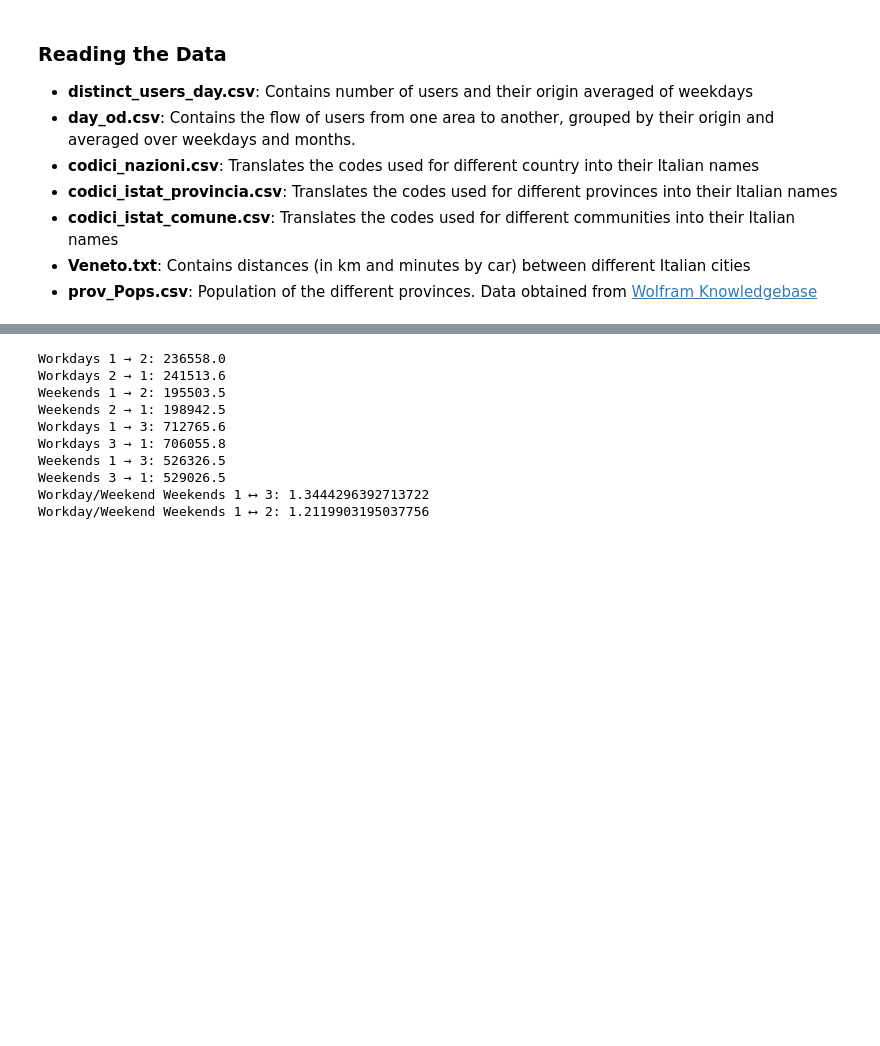
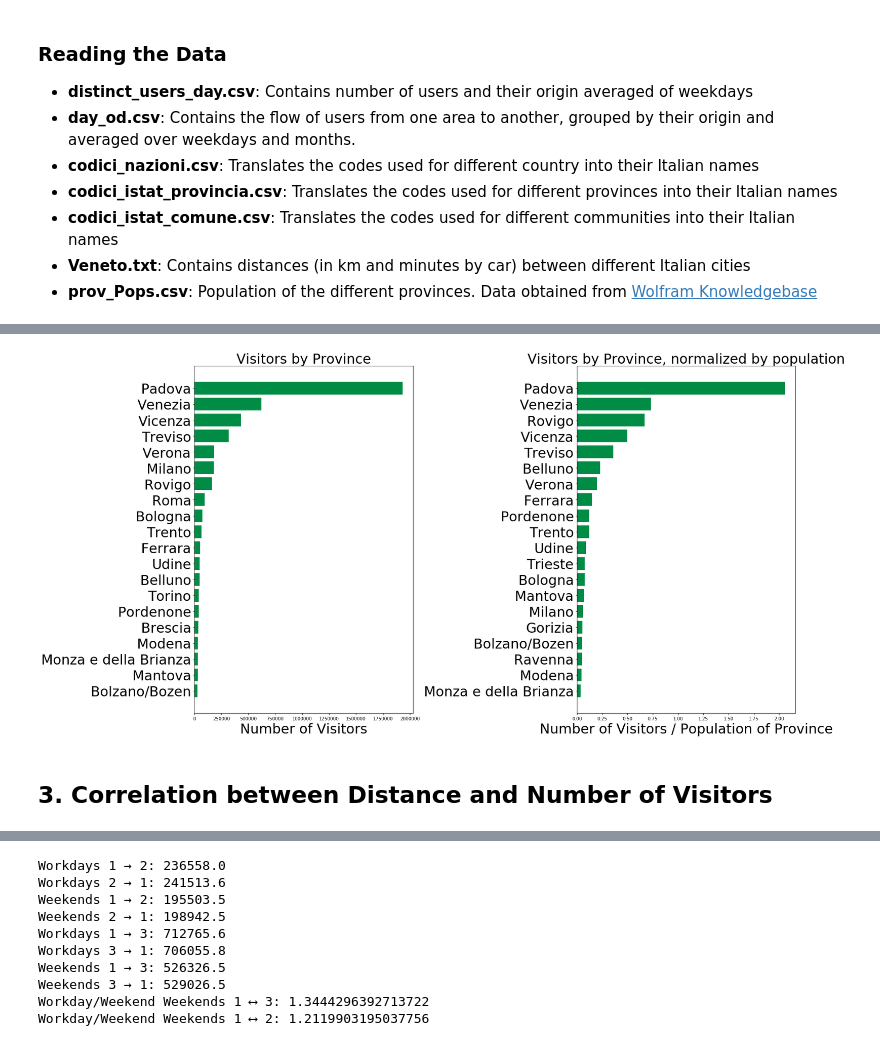
Before and after one commit to PhilippZ94/Vodafone, a Jupyter notebook: Vodafone.ipynb, the cells around one changed output, grey strips where cells are left out. Saved outputs shown, nothing was run; the diff lists cells and outputs as text; code cells hidden in the pictures; blank space fills up the shorter version.

```diff
--- a/Vodafone.ipynb
+++ b/Vodafone.ipynb
@@ -120,0 +127,26 @@ fig.show()
+# %%
+fig, ax = plt.subplots(1,2, figsize=(24,12))
+
+Object0 = [ProvinceNames[PCodes[i]] for i in range(len(PCodes))]
+Object1 = [ProvinceNames[NPCodes[i]] for i in range(len(PCodes))]
+
+y_pos = np.arange(len(Object))
+ax[0].barh(y_pos, Fluxes, color='#008C45')
+ax[0].set_yticks(y_pos)
+ax[0].set_yticklabels(Object0, fontsize=30)
+ax[0].set_title("Visitors by Province", fontsize=30)
+ax[0].set_xlabel("Number of Visitors", fontsize=30)
+
+ax[1].barh(y_pos, NFluxes, color='#008C45')
+ax[1].set_title("Visitors by Province, normalized by population", fontsize=30)
+ax[1].set_yticks(y_pos)
+ax[1].set_yticklabels(Object1, fontsize=30)
+ax[1].set_xlabel("Number of Visitors / Population of Province", fontsize=30)
+
+
+fig.tight_layout()
+fig.show()
+# %% [output]
+[figure, added]
+# %% [markdown]
+## 3. Correlation between Distance and Number of Visitors
```
Also changed, not shown: parts of 33 cells of this notebook, 2 other files.
